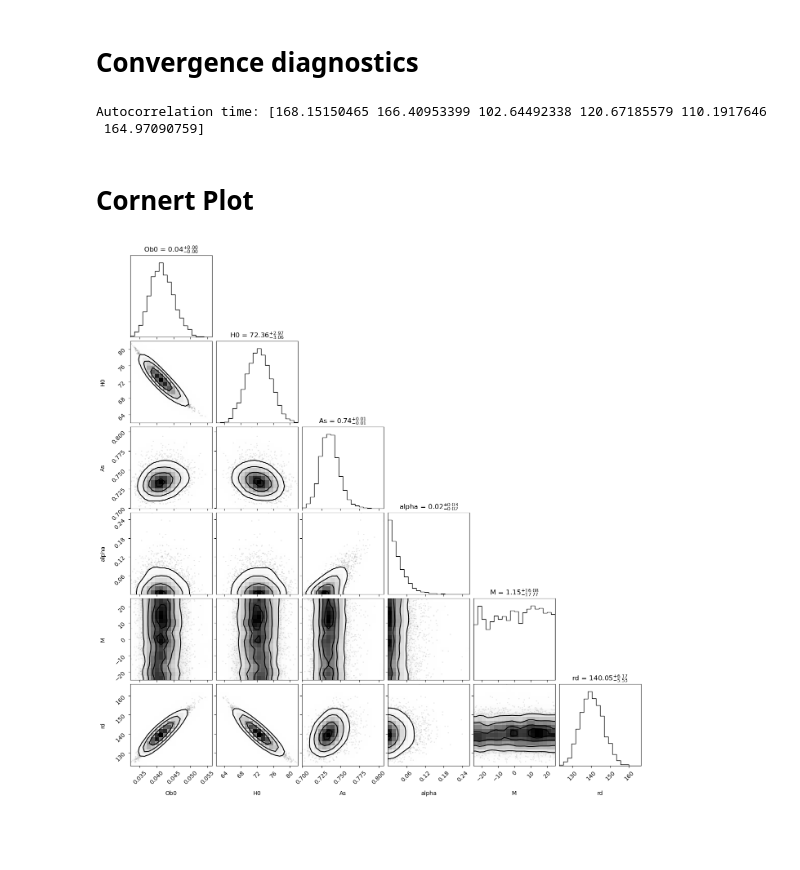
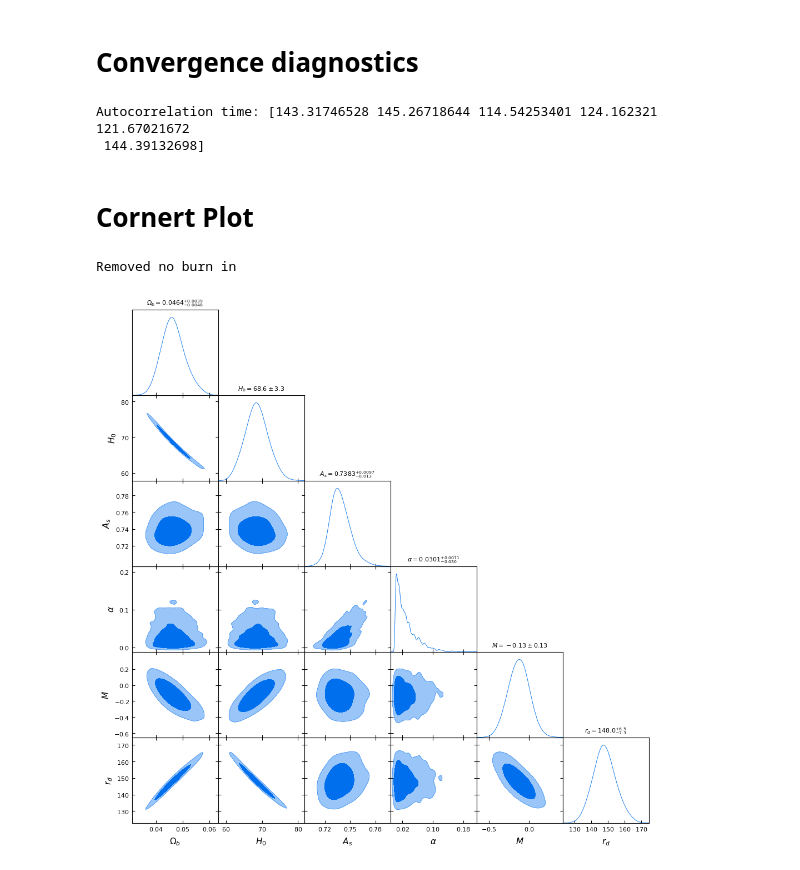
Before and after one commit to joseljimenez/cosmo-inference, a Jupyter notebook: emcee.ipynb, the cells around one changed output. Saved outputs shown, nothing was run; the diff lists cells and outputs as text; code cells hidden in the pictures; blank space fills up the shorter version.

```diff
--- a/emcee.ipynb
+++ b/emcee.ipynb
@@ -29,9 +29,9 @@ Parameter order:
 # %%
 bounds = {
     "Ob0"  : (0.03, 0.06),
-    "H0"   : (10, 150),
+    "H0"   : (0, 100),
     "As"   : (0.0, 1.0),
-    "alpha": (-0.0, 0.3),
+    "alpha": (0.0, 0.3),
     "M"    : (-25, 25),
     "rd"   : (100, 200.0),
 }
@@ -44,6 +44,7 @@ def lnprior(theta):
             return -np.inf
     return 0.0
 
+
 def lnposterior(theta):
     lp = lnprior(theta)
     if not np.isfinite(lp):
@@ -61,13 +62,14 @@ def lnposterior(theta):
 seed_dict = {
     "Ob0":   0.049,
     "H0":    70.0,
-    "As":    0.80,
+    "As":    0.8,
     "alpha": 0.0,
     "M":     0.0,
-    "rd":    144.0
+    "rd":    144.0,
 }
 
 def assemble_vector_from_names(names, values_dict):
     return np.array([values_dict[n] for n in names], dtype=float)
 
 theta0 = assemble_vector_from_names(param_names, seed_dict)
+print(theta0) #theta0 es el punto fiducial en el espacio n-dimensional, semilla, punto inicial
@@ -91,5 +96,5 @@ p0 = theta0 + rng.normal(scale=scales, size=(nwalkers, ndim))
 # %%
-nsteps = 10000   # ajusta según necesidad
+nsteps = 8000   # ajusta según necesidad
 
 with Pool() as pool:
     sampler = emcee.EnsembleSampler(
@@ -109,8 +114,8 @@ except Exception as e:
     discard = int(nsteps / 5)
     thin = 1
 # %% [output]
-Autocorrelation time: [168.15150465 166.40953399 102.64492338 120.67185579 110.1917646
- 164.97090759]
+Autocorrelation time: [143.31746528 145.26718644 114.54253401 124.162321   121.67021672
+ 144.39132698]
 # %%
 flat_samples = sampler.get_chain(
     discard=discard, thin=thin, flat=True
@@ -118,16 +123,42 @@ flat_samples = sampler.get_chain(
 # %% [markdown]
 # Cornert Plot
 # %%
-labels = param_names
+# labels = param_names
+# labels = [r'$\Omega_{b}$', r'$H_0$', r'$A_s$', r'$\alpha$', r'$M$', r'$r_d$']
 
-fig = corner.corner(
-    flat_samples,
-    labels=labels,
-    show_titles=True,
-    plot_contours=True,
-    smooth=True
-)
 
-fig.savefig("corner_U3plusBAO.pdf", bbox_inches="tight")
+# fig = corner.corner(
+#     flat_samples,
+#     labels=labels,
+#     show_titles=True,
+#     plot_contours=True,
+#     smooth=True
+# )
+
+# fig.savefig("corner.pdf", bbox_inches="tight")
-# %% [output]
-[figure, removed]
+# %%
+from getdist import MCSamples
+import getdist.plots as gdplot
+
+labels = [r'\Omega_{b}', r'H_0', r'A_s', r'\alpha', r'M', r'r_d']
+
+g1 = MCSamples(
+    samples = flat_samples,
+    names   = param_names,
+    labels  = labels,
+    label   = "Data"
+)
+
+
+g = gdplot.getSubplotPlotter()
+
+g.settings.title_limit = 1
+g.settings.title_limit_labels = True
+g.settings.num_plot_contours = 2
+
+
+g.triangle_plot([g1], filled=True)
+g.export("corner.pdf")
+# %% [output]
+Removed no burn in
+[figure, added]
```
Also changed, not shown: parts of 2 cells of this notebook, 3 other files.
